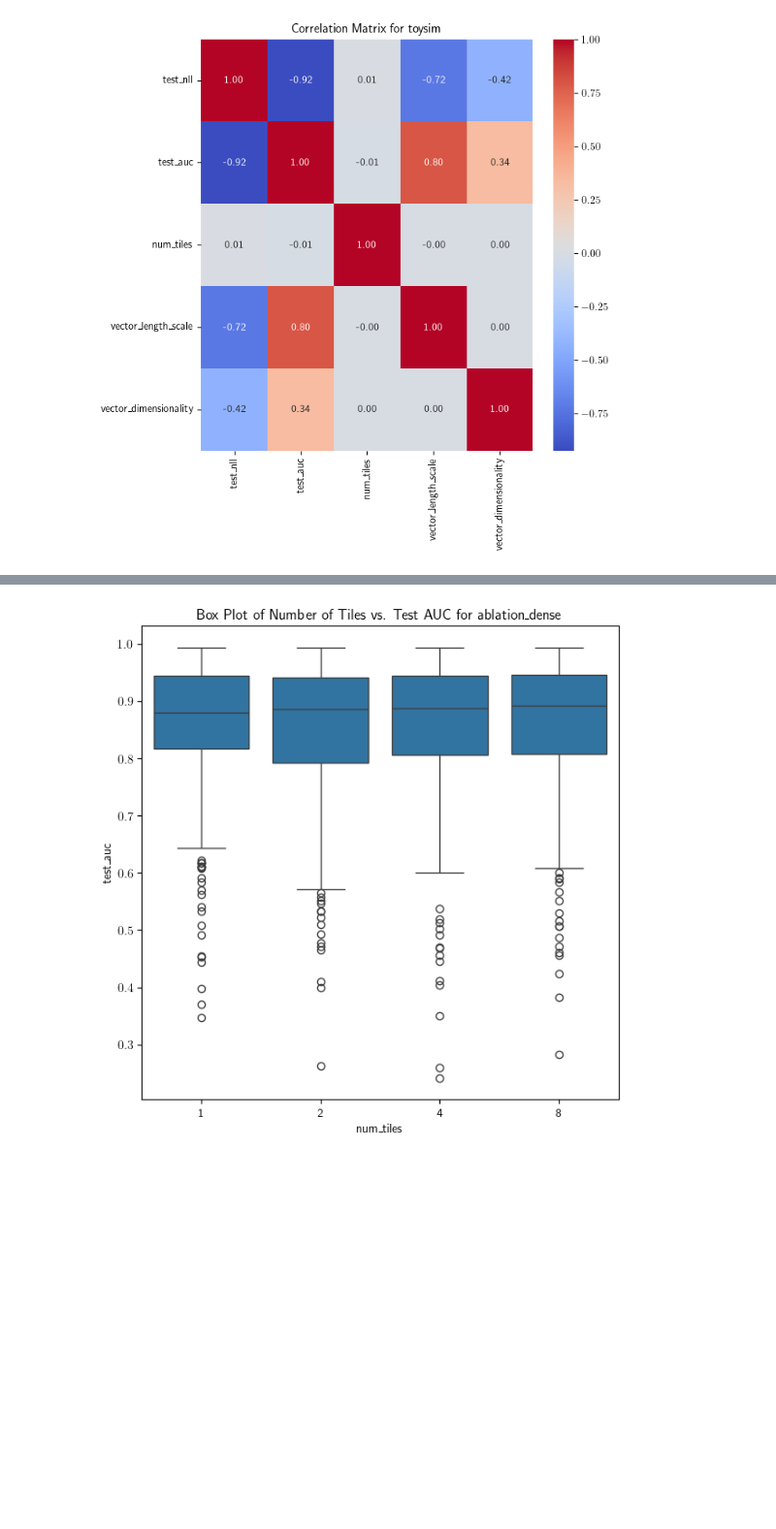
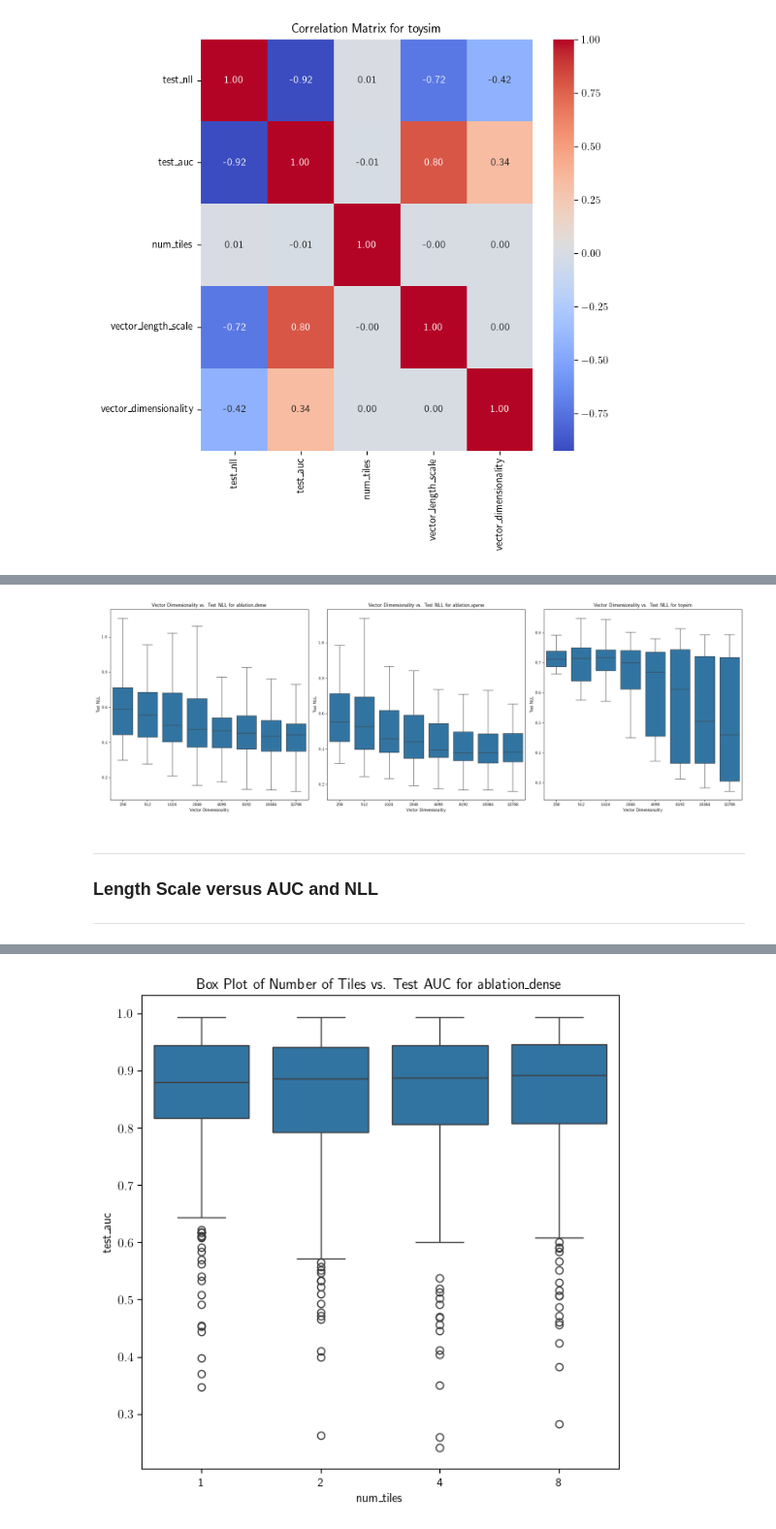
Before and after one commit to shaymeister/VSA-OGM, a Jupyter notebook: results/visualization/exp2.ipynb, the cells around one changed output, grey strips where cells are left out. Shown: that part at 97% size. Drawn from its saved outputs; the diff is of its cells as text; code cells hidden in the pictures; blank space fills up the shorter version.

```diff
--- a/results/visualization/exp2.ipynb
+++ b/results/visualization/exp2.ipynb
@@ -77,0 +136,28 @@ for key, df in data_frames.items():
+# %%
+# Extract statistics for each dataset
+
+
+for key, df in data_frames.items():
+
+    summary_stats = []
+
+    grouped = df.groupby("vector_dimensionality")["test_nll"].describe(
+        percentiles=[0.25, 0.5, 0.75]
+    )
+
+    for dim, row in grouped.iterrows():
+        summary_stats.append([
+            key,                  # Dataset Name
+            dim,                  # Vector Dimensionality
+            row["min"],           # Minimum
+            row["25%"],           # Q1 (25th percentile)
+            row["50%"],           # Median (50th percentile)
+            row["75%"],           # Q3 (75th percentile)
+            row["max"],           # Maximum
+            row["mean"],          # Mean
+            row["std"]            # Standard Deviation
+        ])
+
+    # Print results in a table format
+    headers = ["Dataset", "Vector Dim", "Min", "Q1", "Median", "Q3", "Max", "Mean", "Std Dev"]
+    print(tabulate(summary_stats, headers=headers, tablefmt="grid"))
@@ -78,7 +182,20 @@ for key, df in data_frames.items():
 # %%
 # create a box plot of vector dimensionality vs. test_nll for each dataset
-for key, df in data_frames.items():
-    plt.figure(figsize=(7, 7))
-    sns.boxplot(x='vector_dim', y='test_nll', data=df)
-    plt.title(f"Box Plot of Vector Dimensionality vs. Test NLL for {key}")
-    plt.savefig(f"exp2_boxplot_vector_dim_vs_test_nll_{key}.svg")
+num_datasets: int = len(data_frames.keys())
+
+fig, axs = plt.subplots(1, num_datasets, figsize=(21, 7))
+
+for idx, (key, df) in enumerate(data_frames.items()):
+    sns.boxplot(x='vector_dimensionality', y='test_nll', data=df, ax=axs[idx], showfliers=False)
+    axs[idx].set_xlabel("Vector Dimensionality")
+    axs[idx].set_ylabel("Test NLL")
+    axs[idx].set_title(f"Vector Dimensionality vs. Test NLL for {key}")
+
+plt.tight_layout()
+plt.savefig(f"exp2_boxplot_vector_dim_vs_test_nll.svg")
+# %% [output]
+[figure, added]
+# %% [markdown]
+---
+### Length Scale versus AUC and NLL
+---
```
Also changed, not shown: parts of 18 cells of this notebook.
